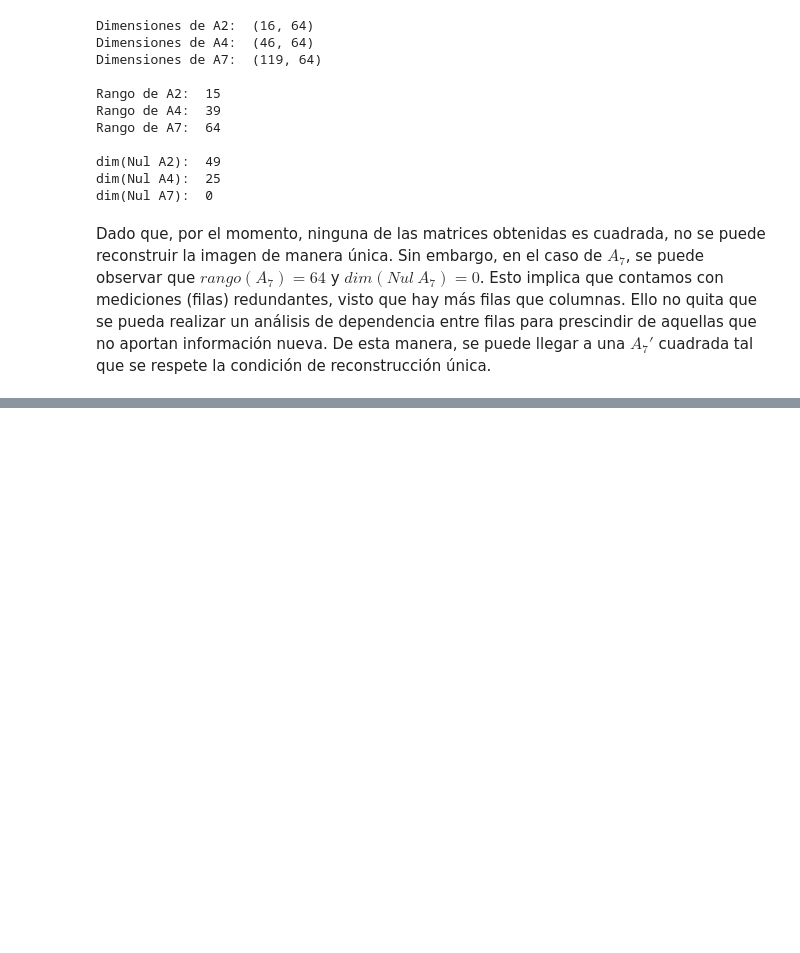
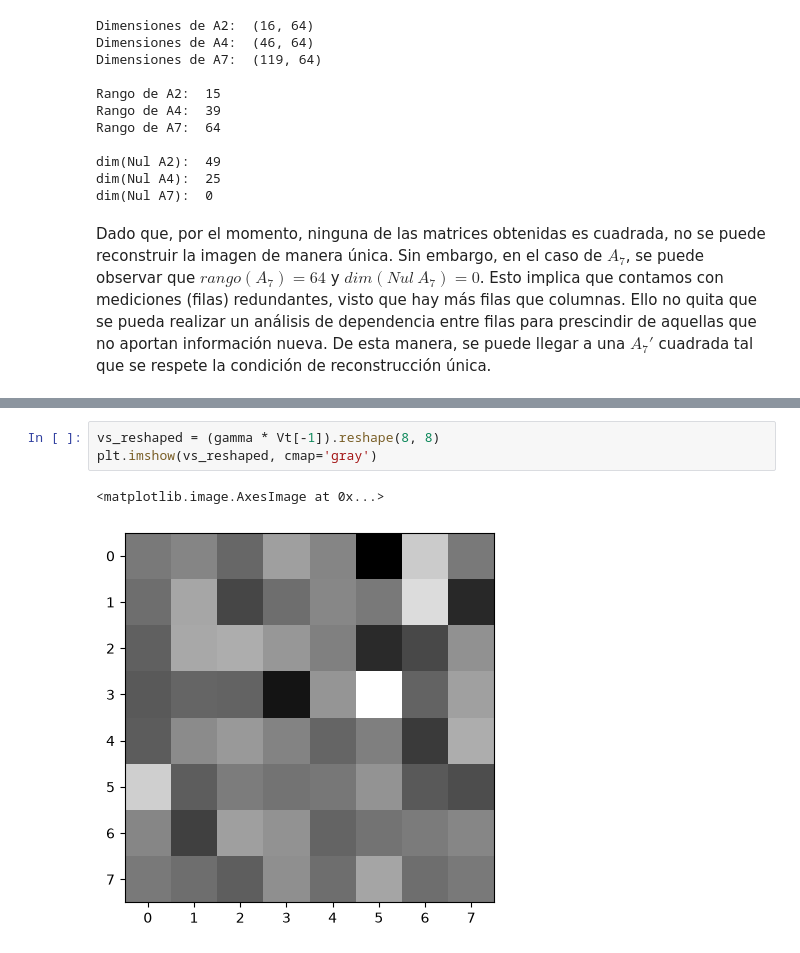
Before and after one commit to josedesgtt/imagenes-tomograficas-tp-metodos, a Jupyter notebook: ejercicio_4.ipynb, the cells around one changed output, grey strips where cells are left out. Cells and saved outputs as stored; diff of their text form; blank space fills up the shorter version.

```diff
--- a/ejercicio_4.ipynb
+++ b/ejercicio_4.ipynb
@@ -69,0 +110,6 @@ Dado que, por el momento, ninguna de las matrices obtenidas es cuadrada, no se p
+# %%
+vs_reshaped = (gamma * Vt[-1]).reshape(8, 8)
+plt.imshow(vs_reshaped, cmap='gray')
+# %% [output]
+<matplotlib.image.AxesImage at 0x...>
+[figure, added]
```
Also changed, not shown: parts of 8 cells of this notebook.
